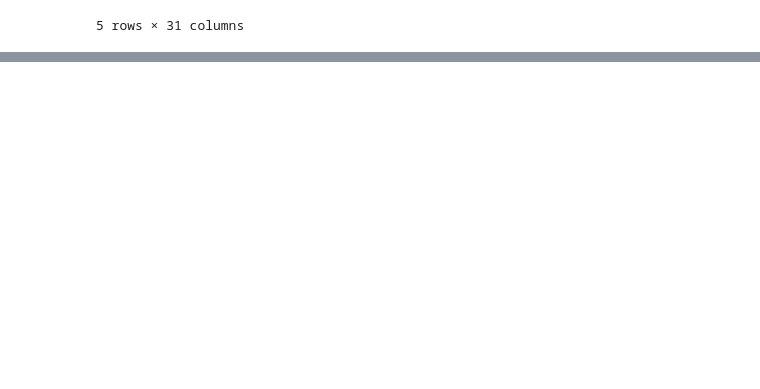
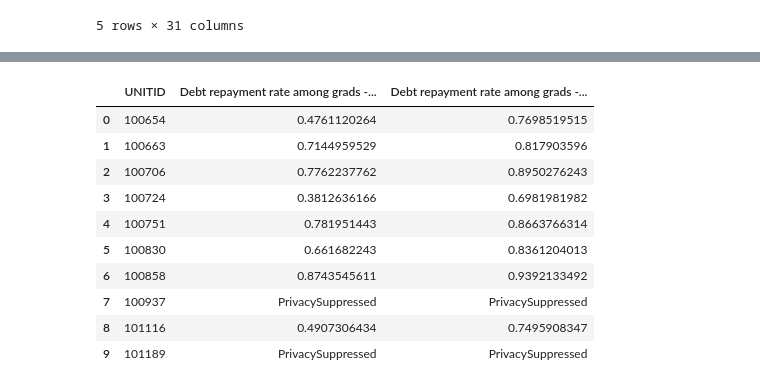
Before and after one commit to katyoung91/Project-1, a Jupyter notebook: importdata.ipynb, the cells around one changed output, grey strips where cells are left out. Cells and saved outputs as stored; diff of their text form; code cells hidden in the pictures; blank space fills up the shorter version.

```diff
--- a/importdata.ipynb
+++ b/importdata.ipynb
@@ -79,0 +97,17 @@ final_df.to_csv('Resources/consolidated_data.csv')
+# %%
+# Few columns contains "PrivacySuppressed" phrase which we need to replace with NaN and then drop Nan
+#check the phrase in sample columns
+filtered_df=consolidated_data_df[['UNITID','Debt repayment rate among grads - 3 years','Debt repayment rate among grads - 5 years']]
+filtered_df.head(10)
+# %% [output]
+|  | UNITID | Debt repayment rate among grads -... | Debt repayment rate among grads -... |
+| 0 | 100654 | 0.4761120264 | 0.7698519515 |
+| 1 | 100663 | 0.7144959529 | 0.817903596 |
+| 2 | 100706 | 0.7762237762 | 0.8950276243 |
+| 3 | 100724 | 0.3812636166 | 0.6981981982 |
+| 4 | 100751 | 0.781951443 | 0.8663766314 |
+| 5 | 100830 | 0.661682243 | 0.8361204013 |
+| 6 | 100858 | 0.8743545611 | 0.9392133492 |
+| 7 | 100937 | PrivacySuppressed | PrivacySuppressed |
+| 8 | 101116 | 0.4907306434 | 0.7495908347 |
+| 9 | 101189 | PrivacySuppressed | PrivacySuppressed |
```
Also changed, not shown: parts of 6 cells of this notebook.
